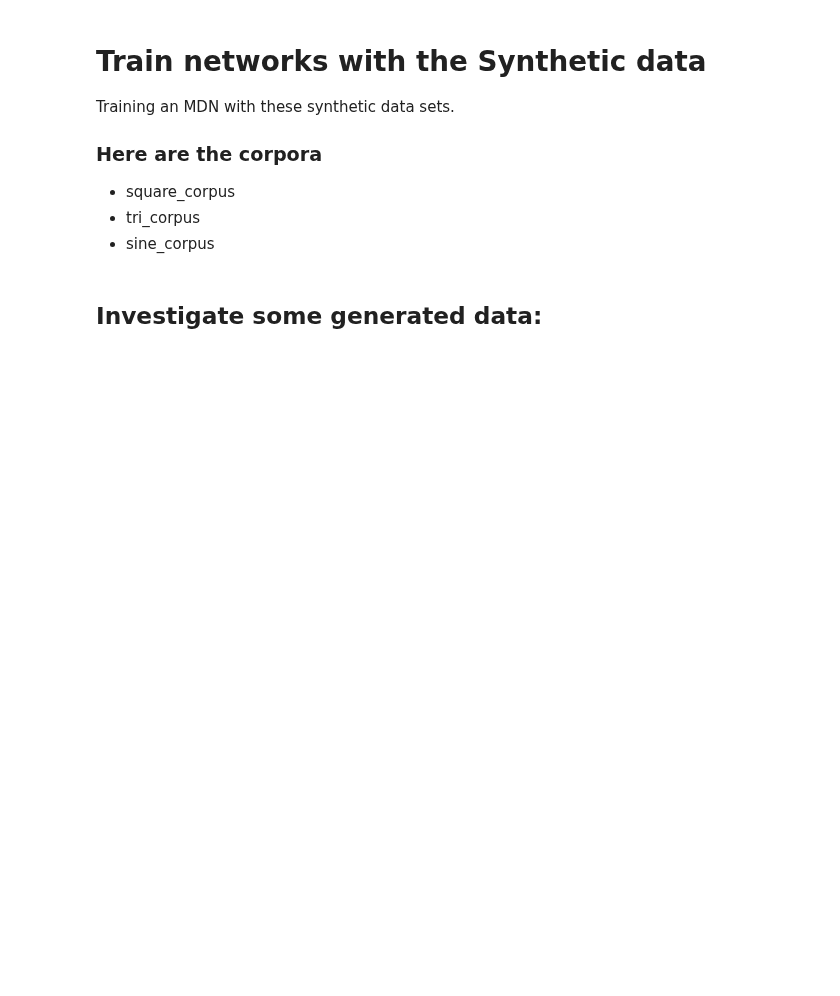
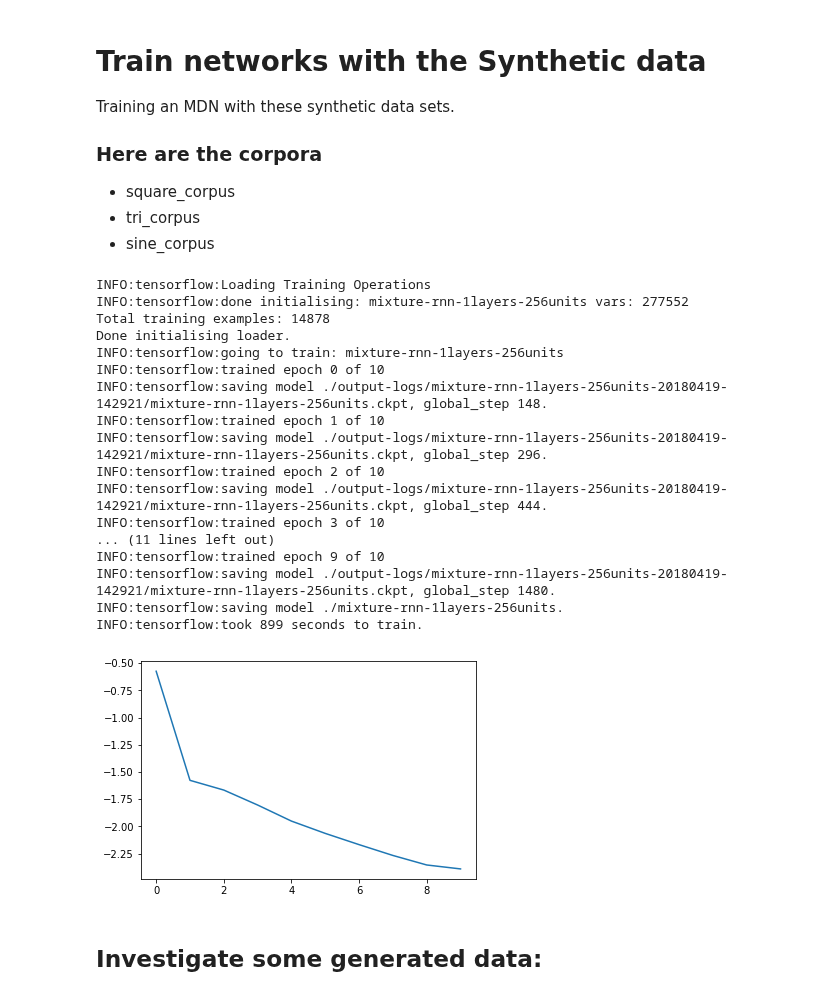
Before and after one commit to cpmpercussion/impsy, a Jupyter notebook: train_synthetic_mdn_data.ipynb, the cells around one changed output. Cells and saved outputs as stored; diff of their text form; code cells hidden in the pictures; blank space fills up the shorter version.

Commit message:
Updates with synthetic RNN models and new images
Former-commit-id: 1bd06b2624cfaf0a1c1b2a5fea41673657d16c4a

```diff
--- a/train_synthetic_mdn_data.ipynb
+++ b/train_synthetic_mdn_data.ipynb
@@ -105,25 +138,44 @@ Training an MDN with these synthetic data sets.
 - sine_corpus
 # %%
 # Hyperparameters
-units = 128
+units = 256
 mixes = 8
 layers = 1
 batch_s = 100
 n_steps = 120
 epochs = 10
 
 # Train
 net = sketch_mdn.MixtureRNN(mode = sketch_mdn.NET_MODE_TRAIN,
                             n_hidden_units=units,
                             n_mixtures=mixes,
                             batch_size=batch_s,
                             sequence_length=n_steps,
                             layers=layers)
 loader = sketch_mdn.SequenceDataLoader(num_steps=(n_steps + 1), batch_size=batch_s, corpus=tri_corpus)
 losses = net.train(loader, epochs, saving=True)
 ## Plot the losses.
 plt.plot(losses)
 plt.show()
+# %% [output]
+INFO:tensorflow:Loading Training Operations
+INFO:tensorflow:done initialising: mixture-rnn-1layers-256units vars: 277552
+Total training examples: 14878
+Done initialising loader.
+INFO:tensorflow:going to train: mixture-rnn-1layers-256units
+INFO:tensorflow:trained epoch 0 of 10
+INFO:tensorflow:saving model ./output-logs/mixture-rnn-1layers-256units-20180419-142921/mixture-rnn-1layers-256units.ckpt, global_step 148.
+INFO:tensorflow:trained epoch 1 of 10
+INFO:tensorflow:saving model ./output-logs/mixture-rnn-1layers-256units-20180419-142921/mixture-rnn-1layers-256units.ckpt, global_step 296.
+INFO:tensorflow:trained epoch 2 of 10
+INFO:tensorflow:saving model ./output-logs/mixture-rnn-1layers-256units-20180419-142921/mixture-rnn-1layers-256units.ckpt, global_step 444.
+INFO:tensorflow:trained epoch 3 of 10
+... (11 lines left out)
+INFO:tensorflow:trained epoch 9 of 10
+INFO:tensorflow:saving model ./output-logs/mixture-rnn-1layers-256units-20180419-142921/mixture-rnn-1layers-256units.ckpt, global_step 1480.
+INFO:tensorflow:saving model ./mixture-rnn-1layers-256units.
+INFO:tensorflow:took 899 seconds to train.
+[figure, added]
 # %% [markdown]
 ## Investigate some generated data:
 # %%
```
Also changed, not shown: parts of 4 cells of this notebook, 10 other files.
